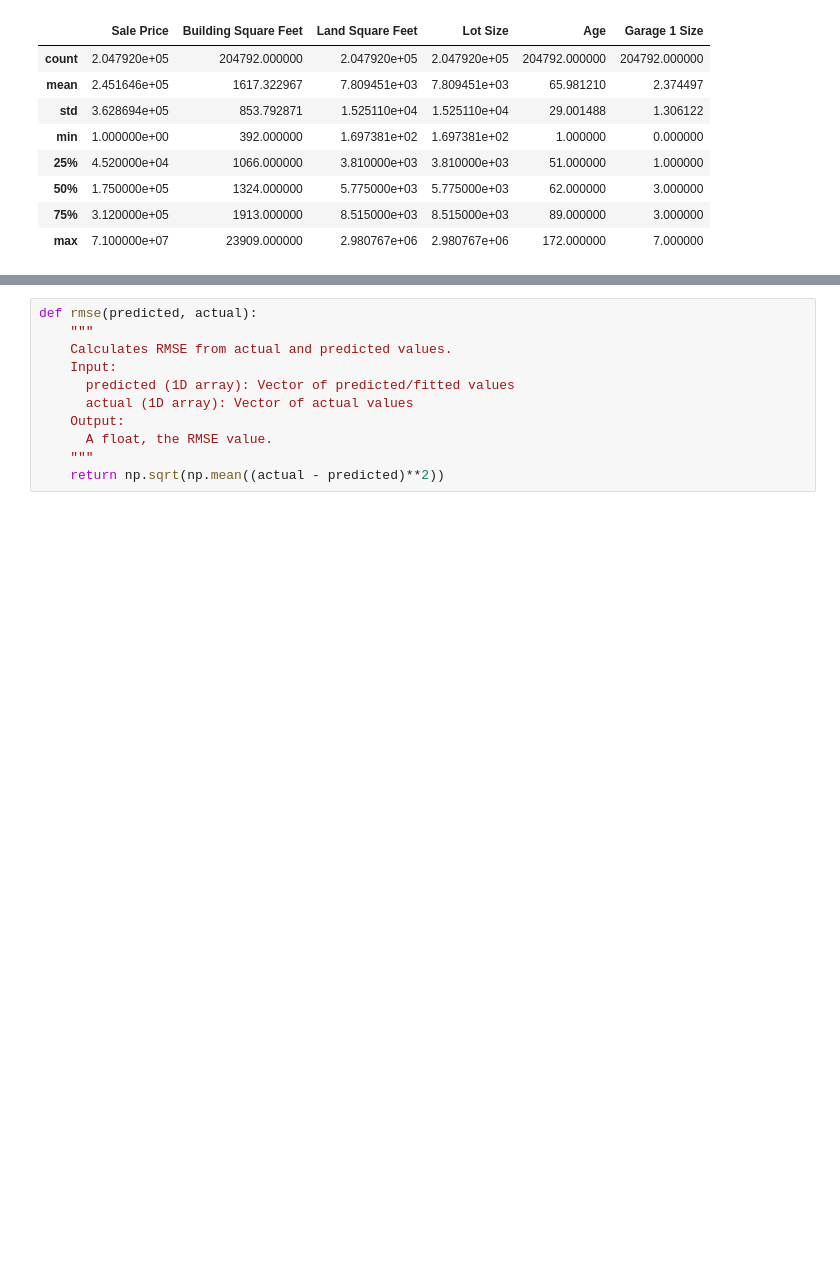
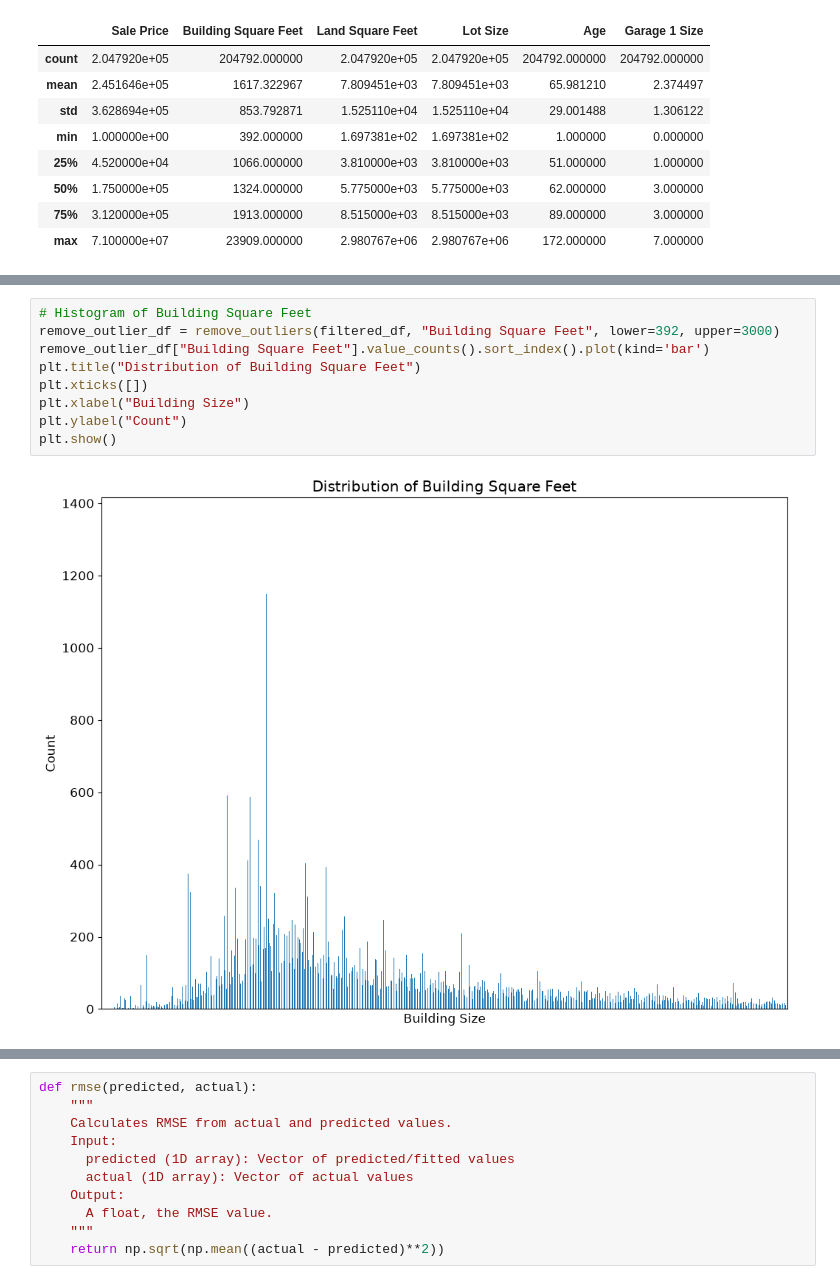
Before and after one commit to KevTJ/kj-project-portfolio, a Jupyter notebook: Projects/fair-housing-price-prediction/projA2/projA2.ipynb, the cells around one changed output, grey strips where cells are left out. Cells and saved outputs as stored; diff of their text form; blank space fills up the shorter version.

```diff
--- a/Projects/fair-housing-price-prediction/projA2/projA2.ipynb
+++ b/Projects/fair-housing-price-prediction/projA2/projA2.ipynb
@@ -821,0 +715,11 @@ def compute_CV_error(X_train, Y_train, folds=4):
+# %%
+# Histogram of Building Square Feet
+remove_outlier_df = remove_outliers(filtered_df, "Building Square Feet", lower=392, upper=3000)
+remove_outlier_df["Building Square Feet"].value_counts().sort_index().plot(kind='bar')
+plt.title("Distribution of Building Square Feet")
+plt.xticks([])
+plt.xlabel("Building Size")
+plt.ylabel("Count")
+plt.show()
+# %% [output]
+[figure, added]
```
Also changed, not shown: parts of 39 cells of this notebook.
